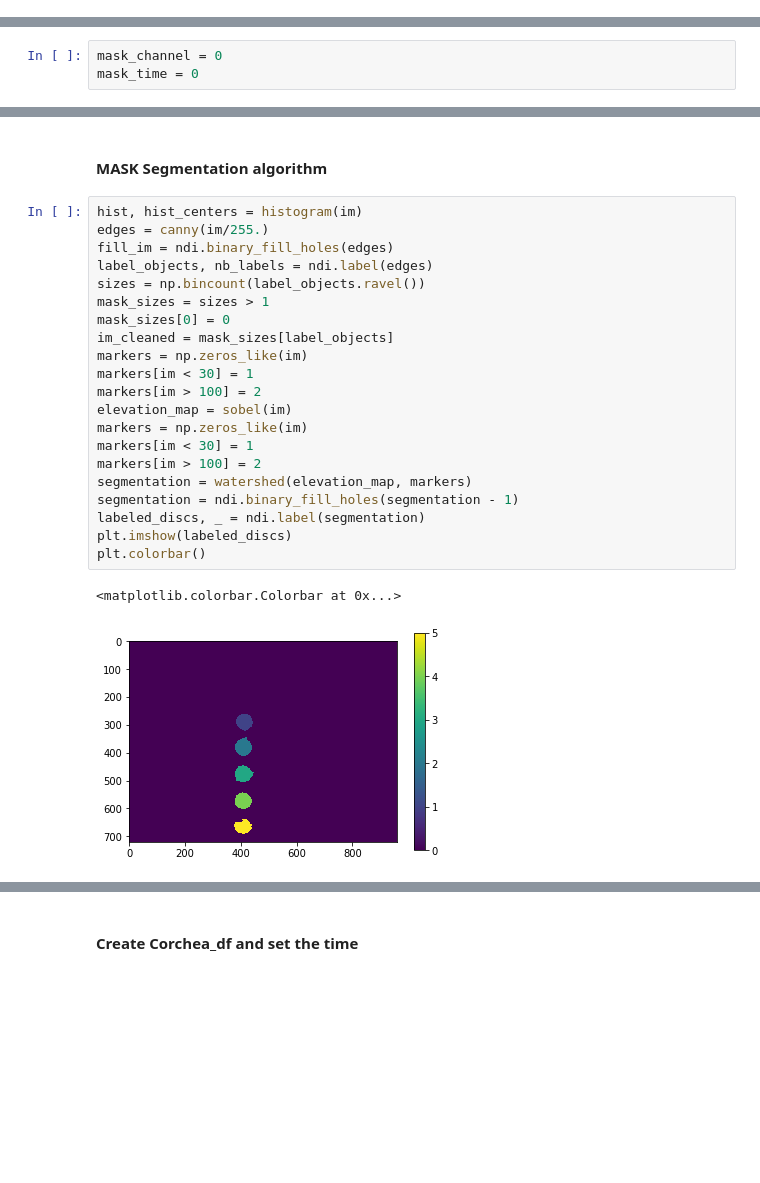
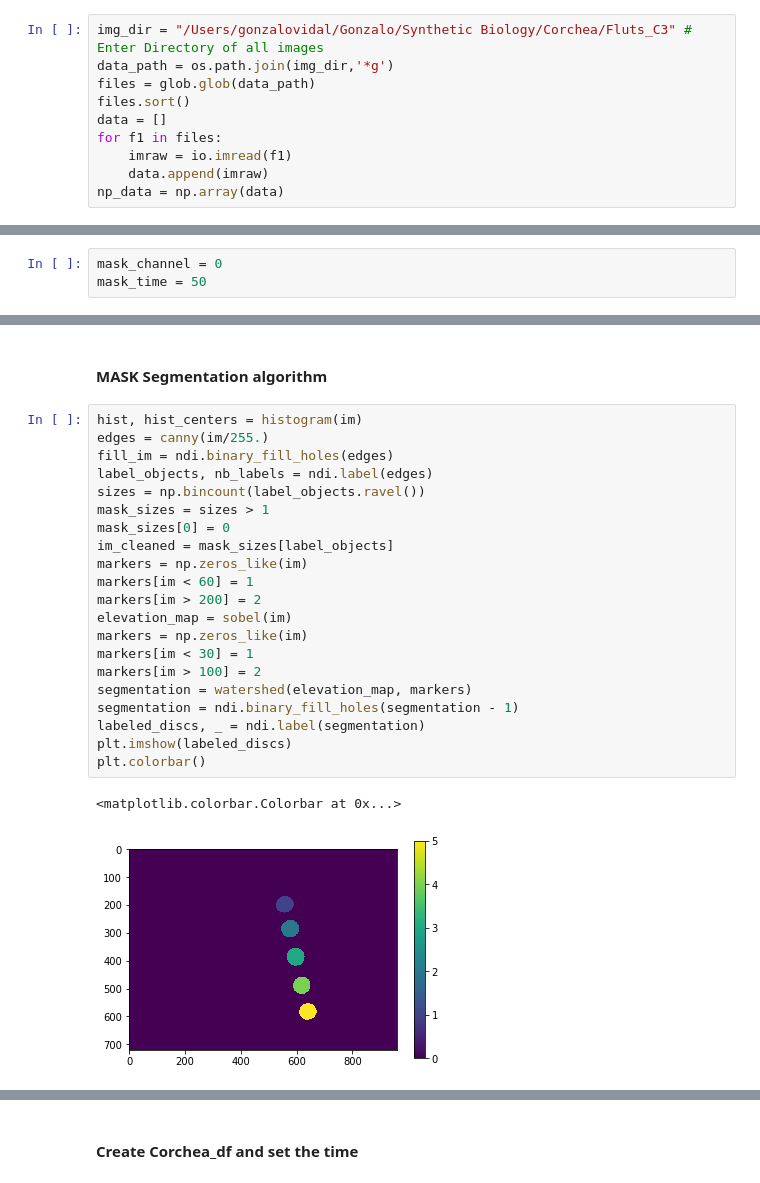
Before and after one commit to RudgeLab/Corchea, a Jupyter notebook: DiscAnalyze/Corchea_DiscAnalyze.ipynb, the cells around one changed output, grey strips where cells are left out. Cells and saved outputs as stored; diff of their text form; blank space fills up the shorter version.

Commit message:
Added background measurements and sort files

```diff
--- a/DiscAnalyze/Corchea_DiscAnalyze.ipynb
+++ b/DiscAnalyze/Corchea_DiscAnalyze.ipynb
@@ -18,5 +20,15 @@ from skimage.feature import canny
+# %%
+img_dir = "/Users/gonzalovidal/Gonzalo/Synthetic Biology/Corchea/Fluts_C3" # Enter Directory of all images
+data_path = os.path.join(img_dir,'*g')
+files = glob.glob(data_path)
+files.sort()
+data = []
+for f1 in files:
+    imraw = io.imread(f1)
+    data.append(imraw)
+np_data = np.array(data)
 # %% [markdown]
 #### Select  mask parameters
 # %%
 mask_channel = 0
-mask_time = 0
+mask_time = 50
@@ -42,24 +45,24 @@ plt.imshow(image)
 # %%
 hist, hist_centers = histogram(im)
 edges = canny(im/255.)
 fill_im = ndi.binary_fill_holes(edges)
 label_objects, nb_labels = ndi.label(edges)
 sizes = np.bincount(label_objects.ravel())
 mask_sizes = sizes > 1
 mask_sizes[0] = 0
 im_cleaned = mask_sizes[label_objects]
 markers = np.zeros_like(im)
-markers[im < 30] = 1
-markers[im > 100] = 2
+markers[im < 60] = 1
+markers[im > 200] = 2
 elevation_map = sobel(im)
 markers = np.zeros_like(im)
 markers[im < 30] = 1
 markers[im > 100] = 2
 segmentation = watershed(elevation_map, markers)
 segmentation = ndi.binary_fill_holes(segmentation - 1)
 labeled_discs, _ = ndi.label(segmentation)
 plt.imshow(labeled_discs)
 plt.colorbar()
 # %% [output]
 <matplotlib.colorbar.Colorbar at 0x...>
-[figure, old version]
+[figure, new version]
```
Also changed, not shown: parts of 12 cells of this notebook.
